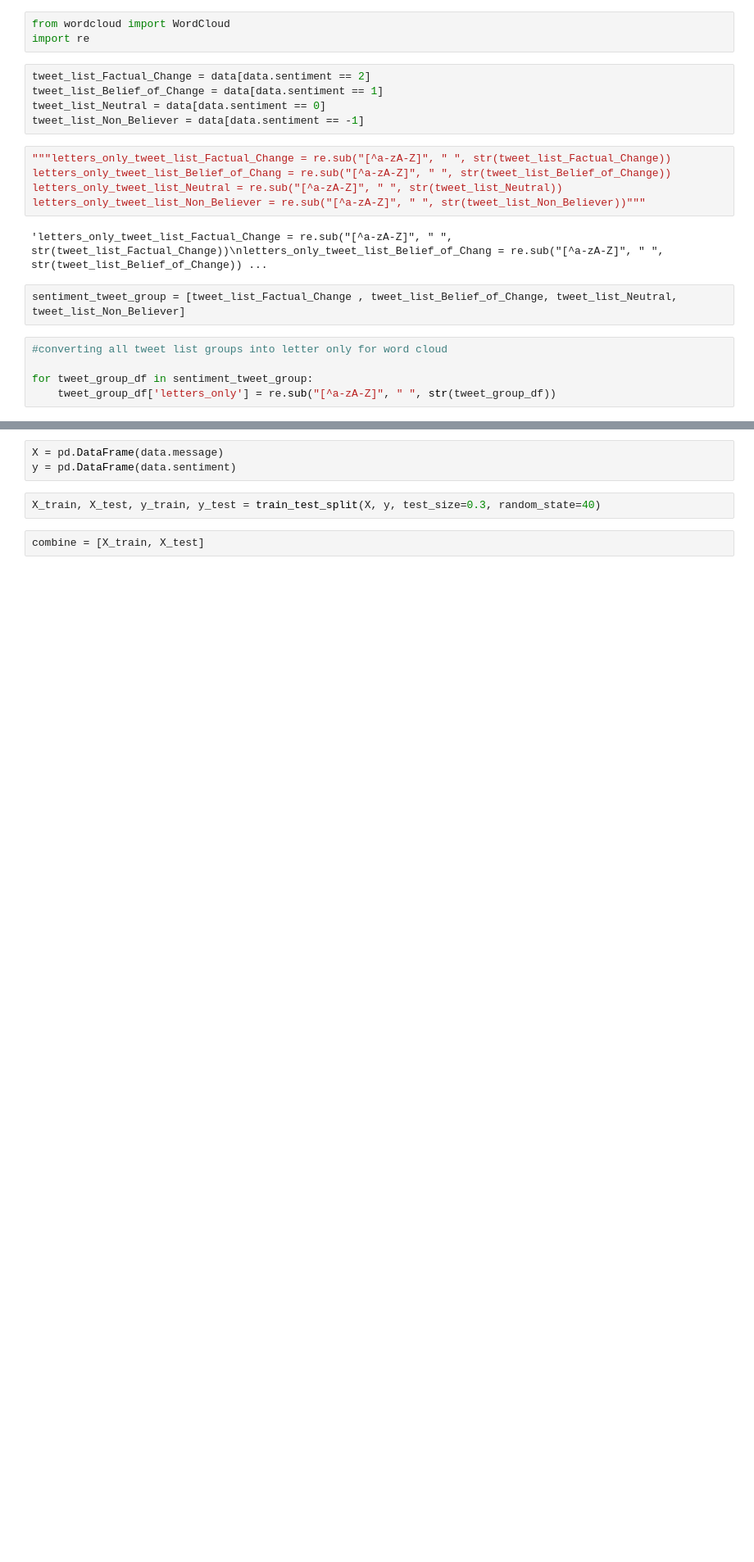
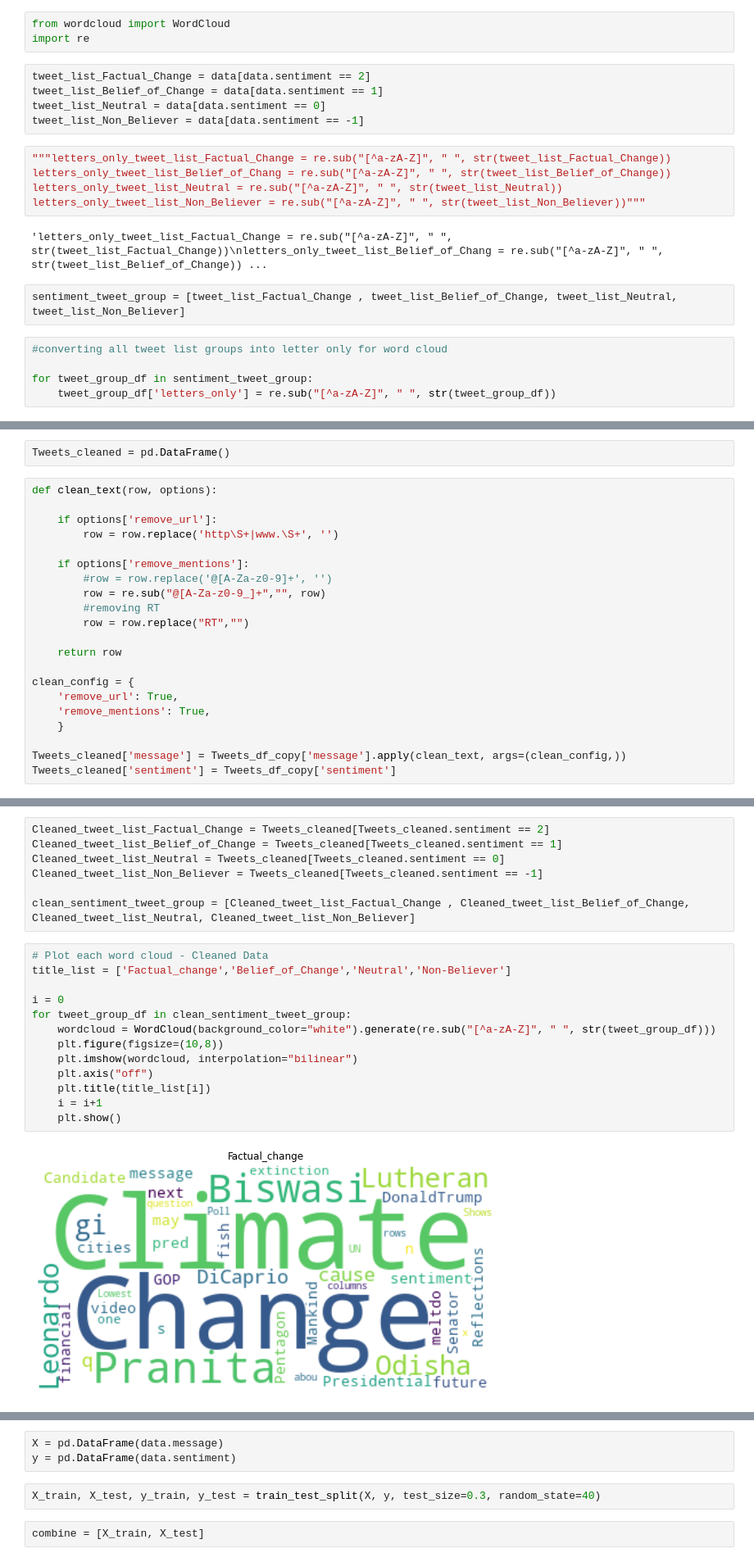
Before and after one commit to Sarang-Pramode/AML-Project, a Jupyter notebook: AML_project.ipynb, the cells around one changed output, grey strips where cells are left out. Shown at 82% size. Drawn from its saved outputs; the diff is of its cells as text; blank space fills up the shorter version.

```diff
--- a/AML_project.ipynb
+++ b/AML_project.ipynb
@@ -144,0 +145,23 @@ for tweet_group_df in sentiment_tweet_group:
+# %%
+Tweets_cleaned = pd.DataFrame()
+# %%
+def clean_text(row, options):
+
+    if options['remove_url']:
+        row = row.replace('http\S+|www.\S+', '')
+
+    if options['remove_mentions']:
+        #row = row.replace('@[A-Za-z0-9]+', '')
+        row = re.sub("@[A-Za-z0-9_]+","", row)
+        #removing RT
+        row = row.replace("RT","")
+
+    return row
+
+clean_config = {
+    'remove_url': True,
+    'remove_mentions': True,
+    }
+
+Tweets_cleaned['message'] = Tweets_df_copy['message'].apply(clean_text, args=(clean_config,))
+Tweets_cleaned['sentiment'] = Tweets_df_copy['sentiment']
@@ -144,0 +186,22 @@ for tweet_group_df in sentiment_tweet_group:
+# %%
+Cleaned_tweet_list_Factual_Change = Tweets_cleaned[Tweets_cleaned.sentiment == 2]
+Cleaned_tweet_list_Belief_of_Change = Tweets_cleaned[Tweets_cleaned.sentiment == 1]
+Cleaned_tweet_list_Neutral = Tweets_cleaned[Tweets_cleaned.sentiment == 0]
+Cleaned_tweet_list_Non_Believer = Tweets_cleaned[Tweets_cleaned.sentiment == -1]
+
+clean_sentiment_tweet_group = [Cleaned_tweet_list_Factual_Change , Cleaned_tweet_list_Belief_of_Change, Cleaned_tweet_list_Neutral, Cleaned_tweet_list_Non_Believer]
+# %%
+# Plot each word cloud - Cleaned Data
+title_list = ['Factual_change','Belief_of_Change','Neutral','Non-Believer']
+
+i = 0
+for tweet_group_df in clean_sentiment_tweet_group:
+    wordcloud = WordCloud(background_color="white").generate(re.sub("[^a-zA-Z]", " ", str(tweet_group_df)))
+    plt.figure(figsize=(10,8))
+    plt.imshow(wordcloud, interpolation="bilinear")
+    plt.axis("off")
+    plt.title(title_list[i])
+    i = i+1
+    plt.show()
+# %% [output]
+[figure, added]
```
Also changed, not shown: parts of 13 cells of this notebook.
